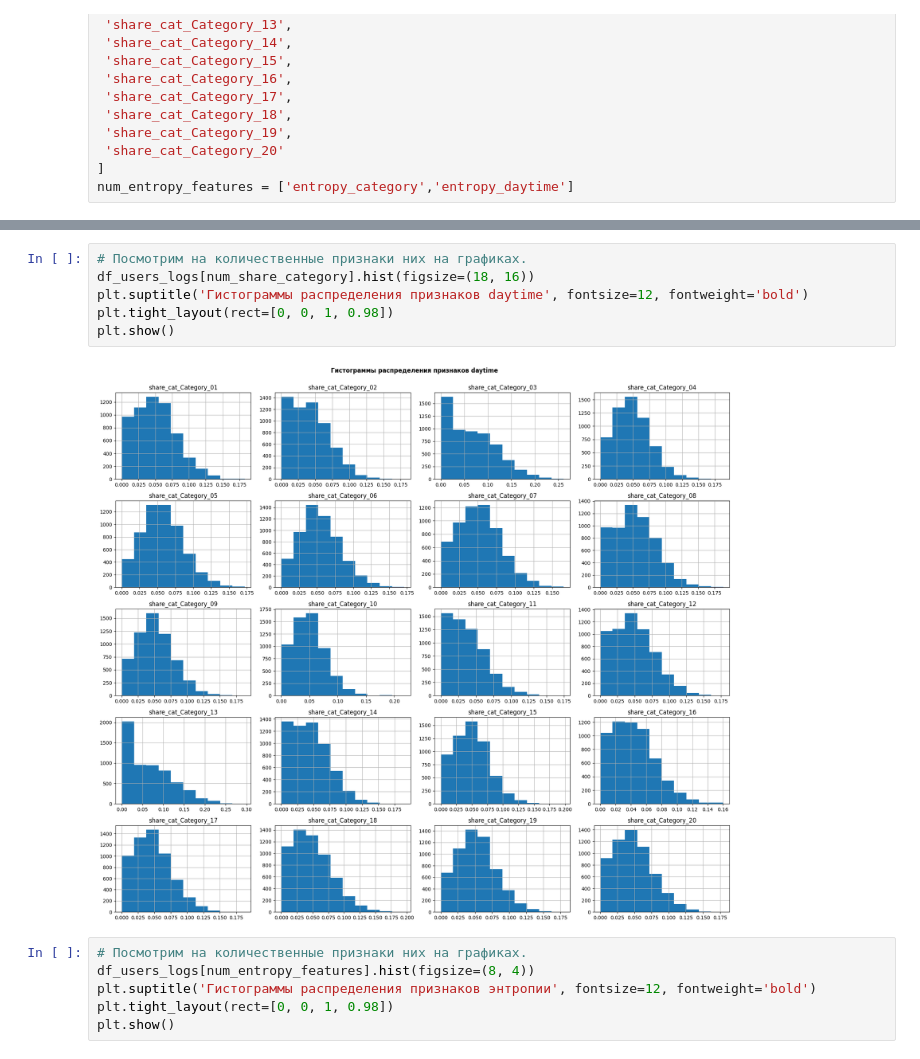
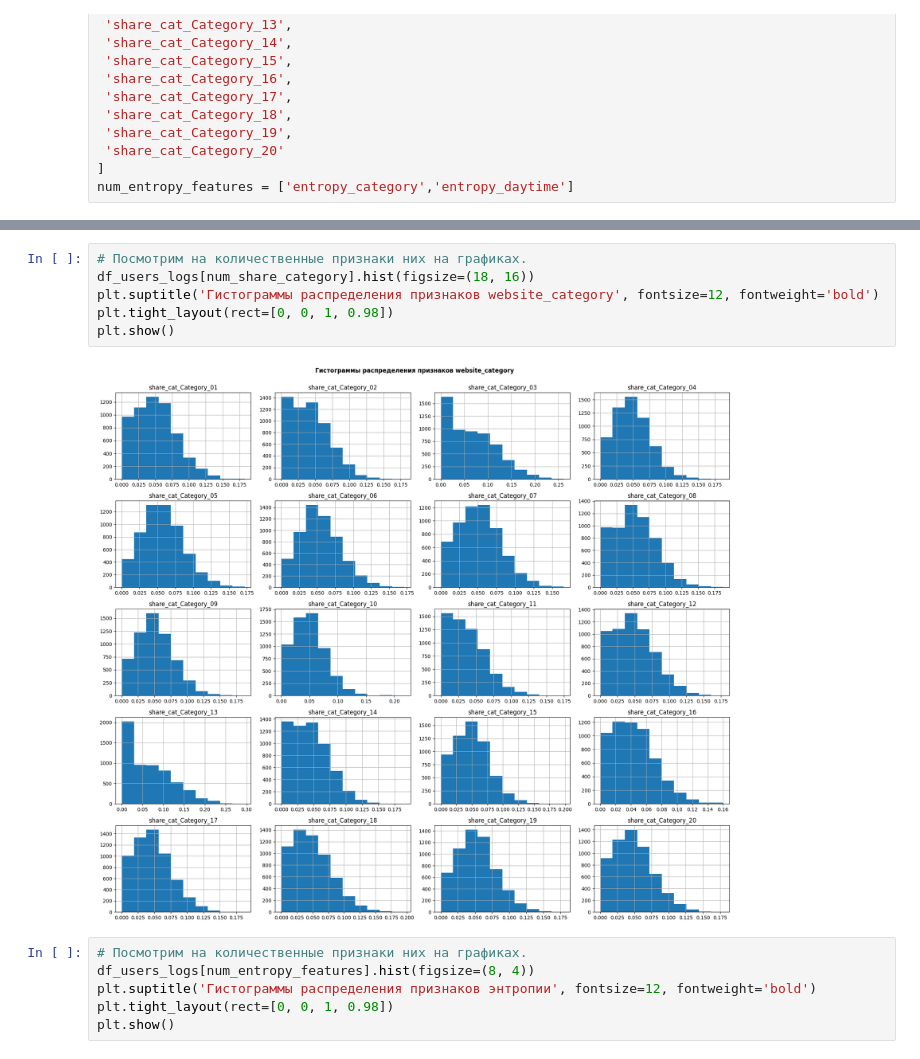
Before and after one commit to TemaQDX/project_module_03_yeti, a Jupyter notebook: project_module_03_yeti_Artem_Burov.ipynb, the cells around one changed output, grey strips where cells are left out. Drawn from its saved outputs; the diff is of its cells as text.

```diff
--- a/project_module_03_yeti_Artem_Burov.ipynb
+++ b/project_module_03_yeti_Artem_Burov.ipynb
@@ -902,11 +928,11 @@ plt.show()
 # %%
 # Посмотрим на количественные признаки них на графиках.
 df_users_logs[num_share_category].hist(figsize=(18, 16))
-plt.suptitle('Гистограммы распределения признаков daytime', fontsize=12, fontweight='bold')
+plt.suptitle('Гистограммы распределения признаков website_category', fontsize=12, fontweight='bold')
 plt.tight_layout(rect=[0, 0, 1, 0.98])
 plt.show()
 # %% [output]
-[figure, old version]
+[figure, new version]
 # %%
 # Посмотрим на количественные признаки них на графиках.
 df_users_logs[num_entropy_features].hist(figsize=(8, 4))
```
Also changed, not shown: parts of 20 cells of this notebook.
